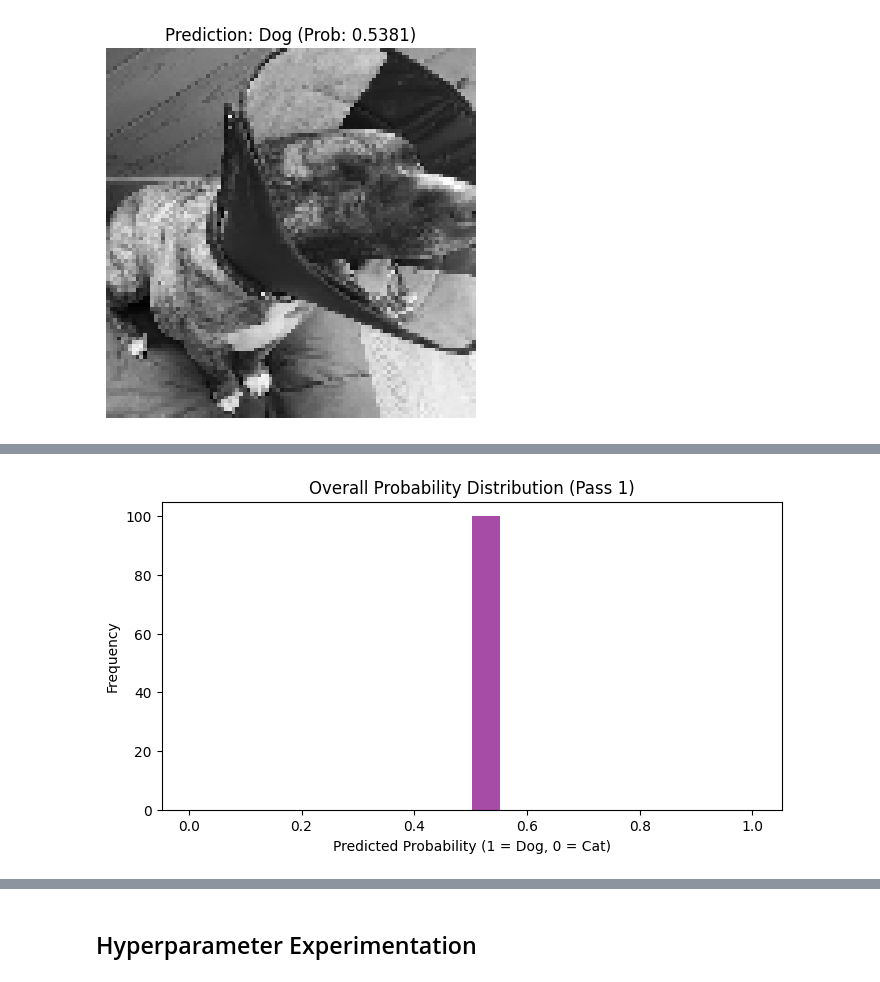
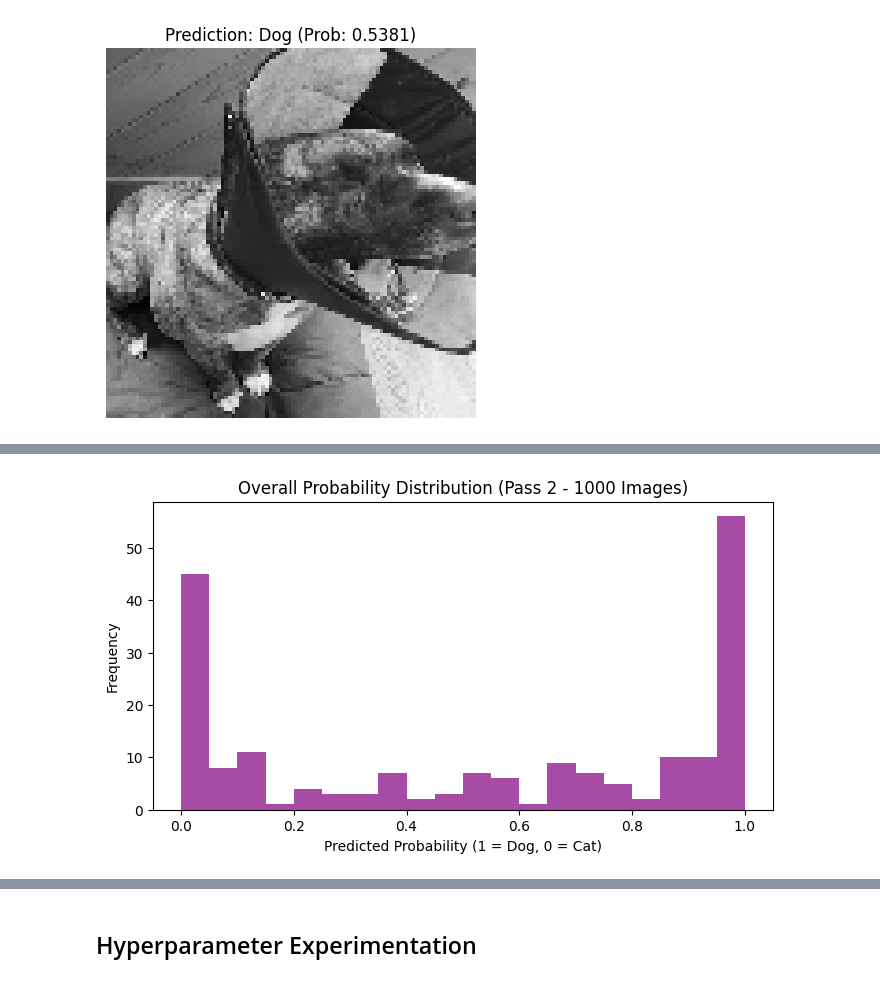
Before and after one commit to ikoghoddds-bit/Data-Science-Portfolio-C21, a Jupyter notebook: Projects/Project-6/Images-Description.for.Students_Pass_2.ipynb, the cells around one changed output, grey strips where cells are left out. Drawn from its saved outputs; the diff is of its cells as text; code cells hidden in the pictures.

```diff
--- a/Projects/Project-6/Images-Description.for.Students_Pass_2.ipynb
+++ b/Projects/Project-6/Images-Description.for.Students_Pass_2.ipynb
@@ -241,12 +241,12 @@ test_predictions = model.predict(X_test).flatten()
 # %%
-# Probability Distributions
+# How do the distributions of probabilities change as the number of images increase?
 
 plt.figure(figsize=(8, 4))
 plt.hist(test_predictions, bins=20, color='purple', alpha=0.7)
-plt.title("Overall Probability Distribution (Pass 1)")
+plt.title("Overall Probability Distribution (Pass 2 - 1000 Images)")
 plt.xlabel("Predicted Probability (1 = Dog, 0 = Cat)")
 plt.ylabel("Frequency")
 plt.show()
 # %% [output]
-[figure, old version]
+[figure, new version]
 # %%
```
Also changed, not shown: parts of 10 cells of this notebook.
